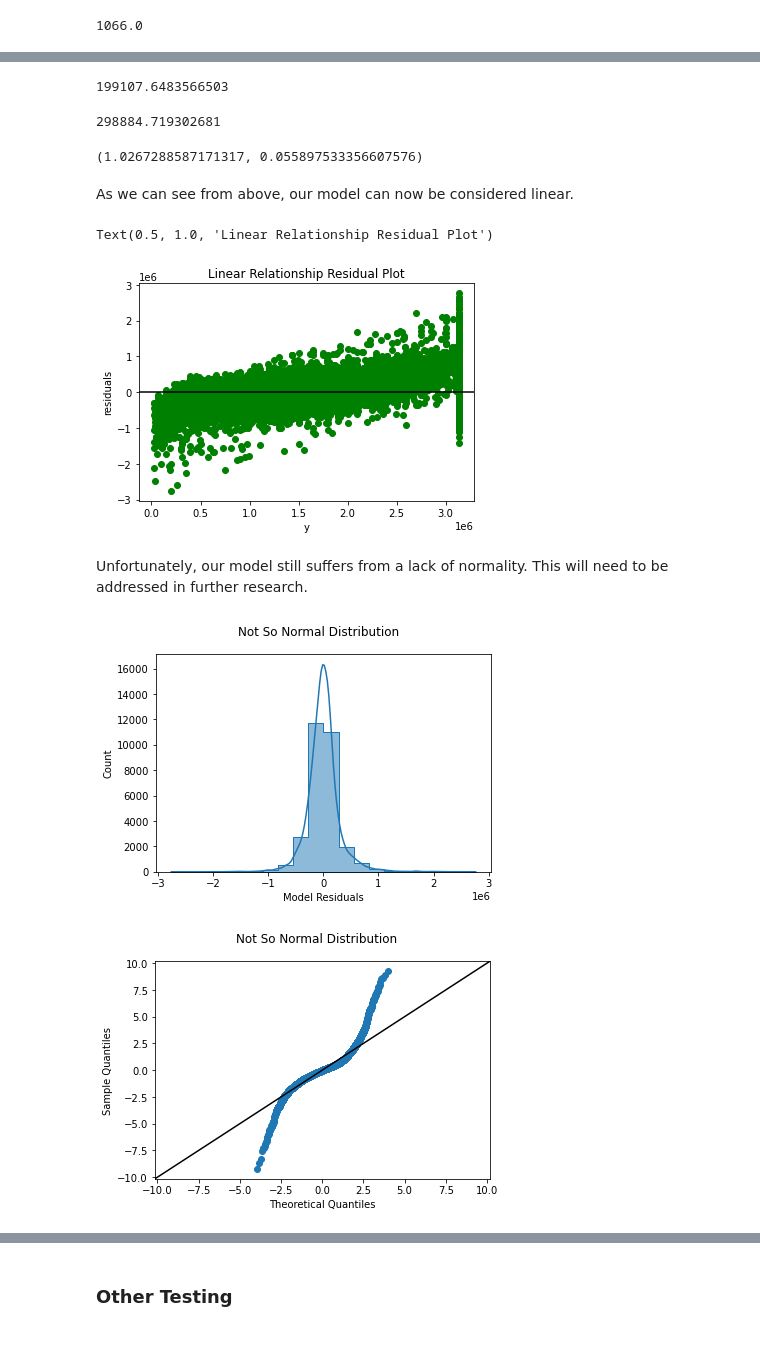
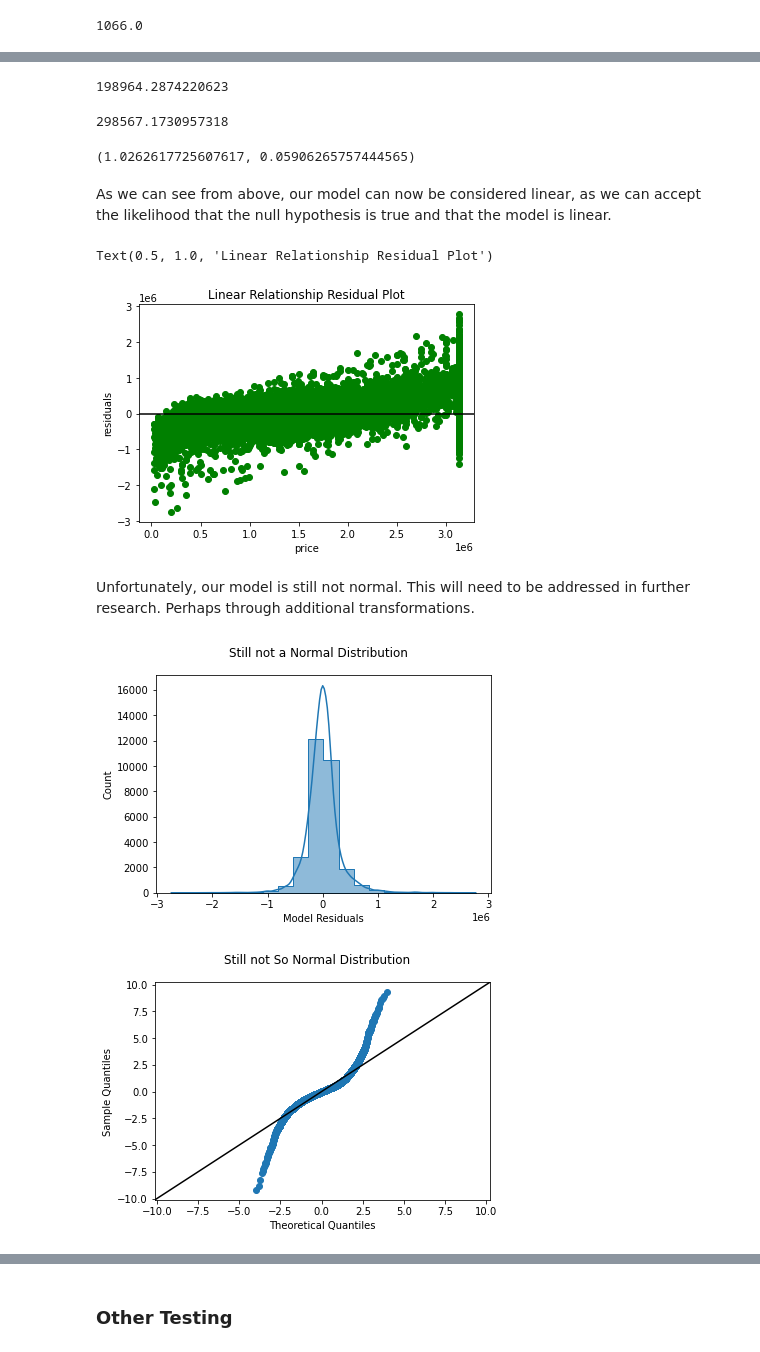
Before and after one commit to newcojon/Capstone, a Jupyter notebook: Final.ipynb, the cells around one changed output, grey strips where cells are left out. Cells and saved outputs as stored; diff of their text form; code cells hidden in the pictures.

```diff
--- a/Final.ipynb
+++ b/Final.ipynb
@@ -509,3 +499,5 @@ df['closest_elem_schools'] = closest
+# %%
+df.dropna(inplace=True)
 # %% [markdown]
 ## III. Modeling
 # %% [markdown]
@@ -937,7 +961,7 @@ ax2.set_xlabel("log(sqft_lot)");
 # %% [output]
 [figure]
 # %%
-x_sqft_log.drop(['sqft_lot', 'lat', 'long'], axis=1, inplace=True)
+x_sqft_log.drop('sqft_lot', axis=1, inplace=True)
 x_sqft_log
 # %% [output]
 |  | bathrooms | sqft_living | floors | sqft_above | sqft_basement | sqft_garage | sqft_patio | yr_built | ... |
@@ -1085,45 +1109,45 @@ Therefore for each increase of one percent of lot size square footage in an aver
 baseline_mae = mean_absolute_error(y, sqft_log_results.predict(sm.add_constant(x_sqft_log)))
 baseline_mae
 # %% [output]
-199107.6483566503
+198964.2874220623
 # %%
 mean_squared_error(y, sqft_log_results.predict(sm.add_constant(x_sqft_log)), squared=False)
 # %% [output]
-298884.719302681
+298567.1730957318
 # %%
 from statsmodels.stats.diagnostic import linear_rainbow
 linear_rainbow(sqft_log_results)
 # %% [output]
-(1.0267288587171317, 0.055897533356607576)
+(1.0262617725607617, 0.05906265757444565)
 # %% [markdown]
-As we can see from above, our model can now be considered linear.
+As we can see from above, our model can now be considered linear, as we can accept the likelihood that the null hypothesis is true and that the model is linear.
 # %%
 ## Initial Model evaluation
 
 fig, ax = plt.subplots()
 ax.scatter(y, sqft_log_results.resid, color="green")
 ax.axhline(y=0, color="black")
-ax.set_xlabel("y")
+ax.set_xlabel("price")
 ax.set_ylabel("residuals")
 ax.set_title("Linear Relationship Residual Plot")
 # %% [output]
 Text(0.5, 1.0, 'Linear Relationship Residual Plot')
-[figure, old version]
+[figure, new version]
 # %% [markdown]
-Unfortunately, our model still suffers from a lack of normality.  This will need to be addressed in further research.
+Unfortunately, our model is still not normal.  This will need to be addressed in further research. Perhaps through additional transformations.
 # %%
 fig, ax = plt.subplots()
 sns.histplot(sqft_log_results.resid, bins=20, element="step", kde=True, ax=ax)
 ax.set_xlabel("Model Residuals")
-fig.suptitle("Not So Normal Distribution");
+fig.suptitle("Still not a Normal Distribution");
 
 fig, ax = plt.subplots()
 sm.graphics.qqplot(sqft_log_results.resid, dist=stats.norm, line='45', fit=True, ax=ax)
 
 # Customize plot appearance
 line = ax.lines[1]
 line.set_color("black")
-fig.suptitle("Not So Normal Distribution");
+fig.suptitle("Still not So Normal Distribution");
 # %% [output]
-[figure, old version]
+[figure, new version]
-[figure, old version]
+[figure, new version]
```
Also changed, not shown: parts of 52 cells of this notebook.
